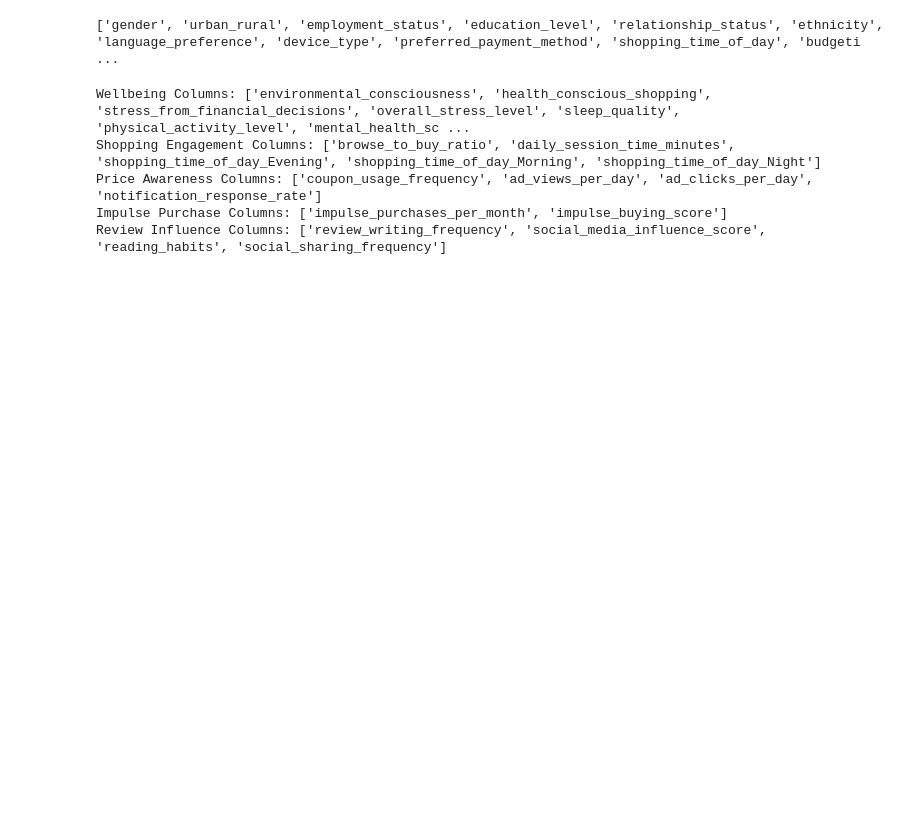
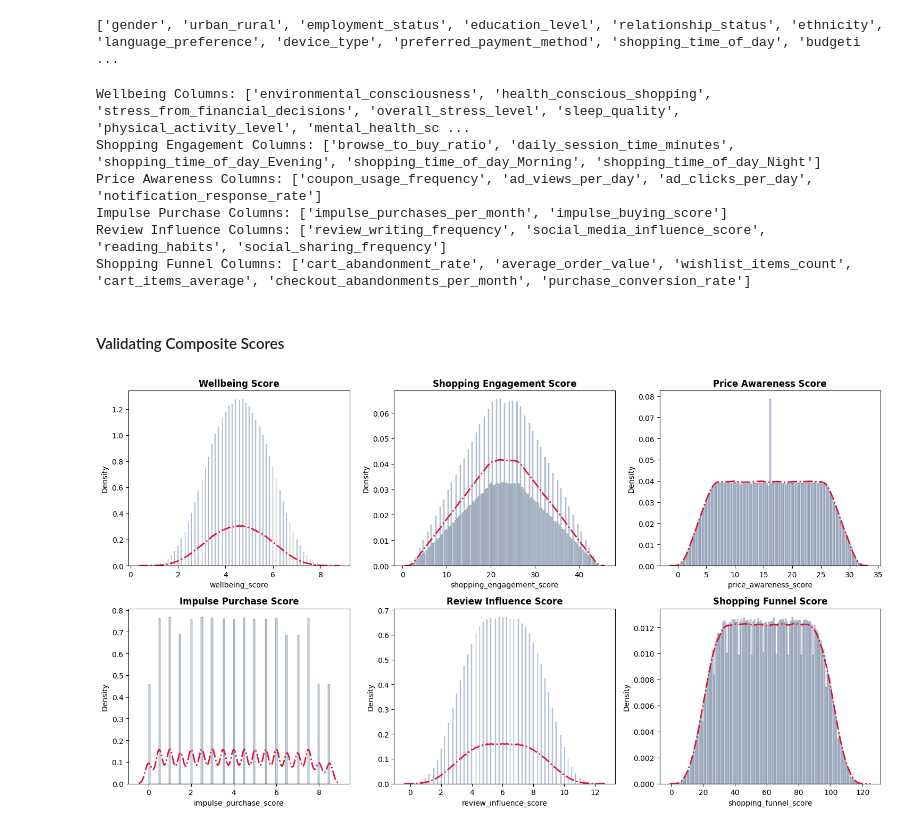
Before and after one commit to gorkemyencak/e-commerce-shopping-behavior, a Jupyter notebook: notebooks/04_feature_engineering.ipynb, the cells around one changed output. Drawn from its saved outputs; the diff is of its cells as text; code cells hidden in the pictures; blank space fills up the shorter version.

```diff
--- a/notebooks/04_feature_engineering.ipynb
+++ b/notebooks/04_feature_engineering.ipynb
@@ -43,6 +46,8 @@ df = pd.get_dummies(
 ['gender', 'urban_rural', 'employment_status', 'education_level', 'relationship_status', 'ethnicity', 'language_preference', 'device_type', 'preferred_payment_method', 'shopping_time_of_day', 'budgeti ...
 # %%
 ### Composite Score columns
+composite_list = []
+composite_columns = {}
 # customer wellbeing columns
 wellbeing_cols = [
     c for c in df.columns
@@ -50,6 +55,8 @@ wellbeing_cols = [
 ]
 print(f'Wellbeing Columns: {wellbeing_cols}')
 df['wellbeing_score'] = df[wellbeing_cols].mean(axis=1)
+composite_list.append('wellbeing_score')
+composite_columns['wellbeing_score'] = wellbeing_cols
 
 # shopping engagement columns
 shopping_engagement_cols = [
@@ -58,6 +65,8 @@ shopping_engagement_cols = [
 ]
 print(f'Shopping Engagement Columns: {shopping_engagement_cols}')
 df['shopping_engagement_score'] = df[shopping_engagement_cols].mean(axis=1)
+composite_list.append('shopping_engagement_score')
+composite_columns['shopping_engagement_score'] = shopping_engagement_cols
 
 # price awareness columns
 price_awareness_cols = [
@@ -66,6 +75,8 @@ price_awareness_cols = [
 ]
 print(f'Price Awareness Columns: {price_awareness_cols}')
 df['price_awareness_score'] = df[price_awareness_cols].mean(axis=1)
+composite_list.append('price_awareness_score')
+composite_columns['price_awareness_score'] = price_awareness_cols
 
 # impulse purchase -> Impulse vs Planned shopping behavior
 impulse_purchase_cols = [
@@ -75,6 +86,8 @@ impulse_purchase_cols = [
 print(f'Impulse Purchase Columns: {impulse_purchase_cols}')
 df['impulse_purchase_score'] = df[impulse_purchase_cols].mean(axis=1)
 df['planned_purchase_score'] = 10 - df['impulse_purchase_score']
+composite_list.append('impulse_purchase_score')
+composite_columns['impulse_purchase_score'] = impulse_purchase_cols
 
 # review influence
 review_influence_cols = [
@@ -83,9 +96,66 @@ review_influence_cols = [
 ]
 print(f'Review Influence Columns: {review_influence_cols}')
 df['review_influence_score'] = df[review_influence_cols].mean(axis=1)
+composite_list.append('review_influence_score')
+composite_columns['review_influence_score'] = review_influence_cols
+
+# shopping funnel behavior
+shopping_funnel_cols = [
+    c for c in df.columns
+    if 'cart' in c.lower() or 'order' in c.lower() or 'wishlist' in c.lower() or 'checkout' in c.lower() or 'purchase_conversion' in c.lower()
+]
+print(f'Shopping Funnel Columns: {shopping_funnel_cols}')
+df['shopping_funnel_score'] = df[shopping_funnel_cols].mean(axis=1)
+composite_list.append('shopping_funnel_score')
+composite_columns['shopping_funnel_score'] = shopping_funnel_cols
 # %% [output]
 Wellbeing Columns: ['environmental_consciousness', 'health_conscious_shopping', 'stress_from_financial_decisions', 'overall_stress_level', 'sleep_quality', 'physical_activity_level', 'mental_health_sc ...
 Shopping Engagement Columns: ['browse_to_buy_ratio', 'daily_session_time_minutes', 'shopping_time_of_day_Evening', 'shopping_time_of_day_Morning', 'shopping_time_of_day_Night']
 Price Awareness Columns: ['coupon_usage_frequency', 'ad_views_per_day', 'ad_clicks_per_day', 'notification_response_rate']
 Impulse Purchase Columns: ['impulse_purchases_per_month', 'impulse_buying_score']
 Review Influence Columns: ['review_writing_frequency', 'social_media_influence_score', 'reading_habits', 'social_sharing_frequency']
+Shopping Funnel Columns: ['cart_abandonment_rate', 'average_order_value', 'wishlist_items_count', 'cart_items_average', 'checkout_abandonments_per_month', 'purchase_conversion_rate']
+# %% [markdown]
+#### Validating Composite Scores
+# %%
+#### Validating composite scores - Distribution Check
+n = len(composite_list)
+cols = 3
+rows = int(np.ceil(n/2))
+
+fig, axes = plt.subplots(
+    rows,
+    cols,
+    figsize = (
+        cols * 5,
+        rows * 4
+    )
+)
+axes = axes.flatten()
+
+for ax, col in zip(axes, composite_list):
+    sns.histplot(
+        df[col],
+        ax = ax,
+        color = 'lightsteelblue',
+        stat = 'density'
+    )
+
+    sns.kdeplot(
+        df[col],
+        ax = ax,
+        color = 'crimson',
+        linewidth = 2,
+        linestyle = '-.'
+    )
+
+    ax.set_title(col.upper().replace('_', ' ').title(), fontweight = 'bold')
+
+# remove empty plots in case the composite score list is odd number
+for ax in axes[n:]:
+    ax.remove()
+
+plt.tight_layout()
+plt.show()
+# %% [output]
+[figure, added]
```
Also changed, not shown: parts of 6 cells of this notebook, 1 other file.
